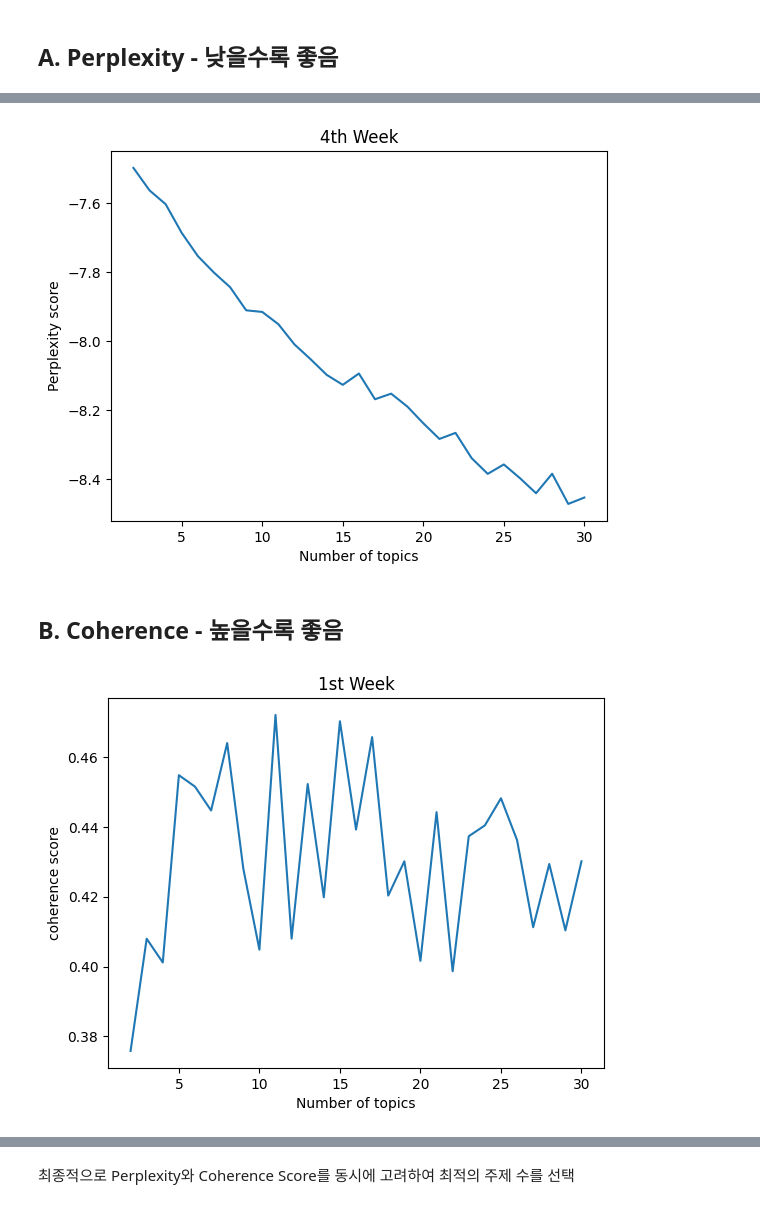
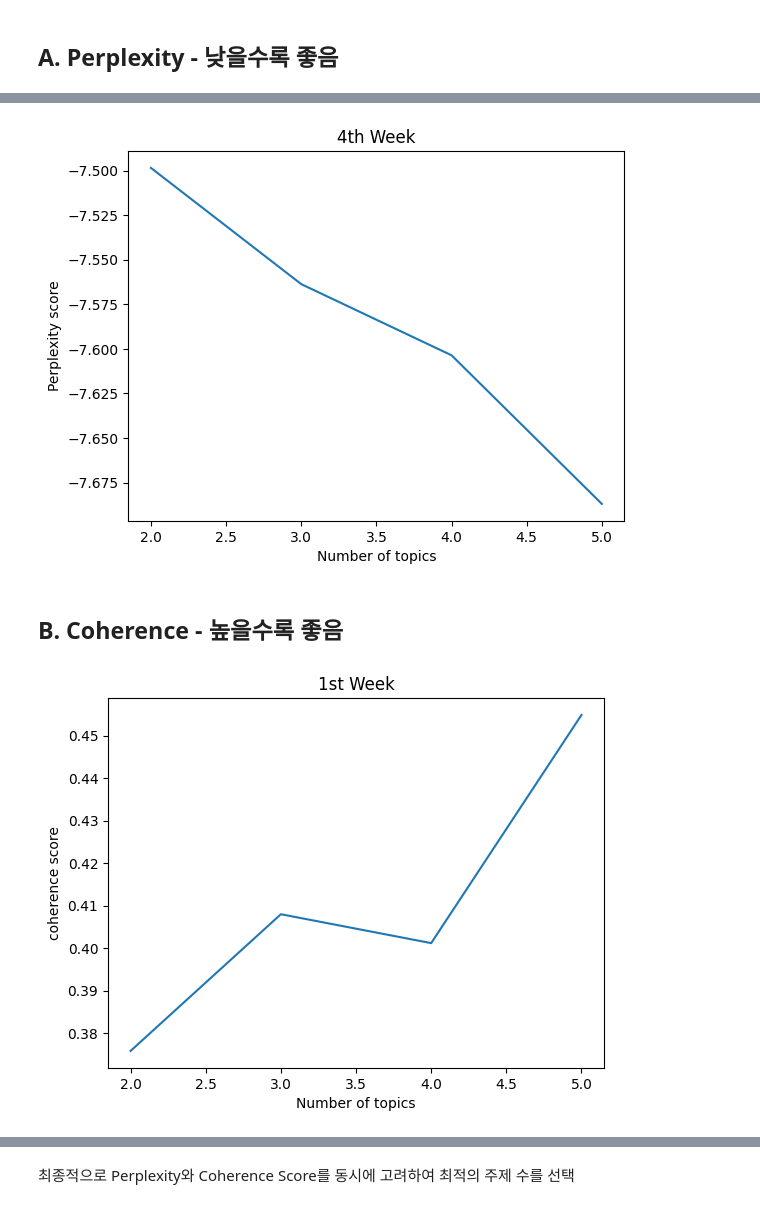
Before and after one commit to viola2002/dartb, a Jupyter notebook: academic_festival/2024_Autumn/code/NLP_LDA_Weekly.ipynb, the cells around one changed output, grey strips where cells are left out. Cells and saved outputs as stored; diff of their text form; code cells hidden in the pictures.

```diff
--- a/academic_festival/2024_Autumn/code/NLP_LDA_Weekly.ipynb
+++ b/academic_festival/2024_Autumn/code/NLP_LDA_Weekly.ipynb
@@ -677,7 +677,7 @@ perplexity_values_2 = []
 perplexity_values_3 = []
 perplexity_values_4 = []
 # %%
-for i in range(2, 31):
+for i in range(2, 6):
     ldamodel_1 = gensim.models.ldamodel.LdaModel(corpus_1, num_topics=i, id2word = dictionary_1, random_state=42)
     perplexity_values_1.append(ldamodel_1.log_perplexity(corpus_1))
 
@@ -719,12 +719,12 @@ plt.show()
 # %%
-x = range(2, 31)
+x = range(2, 6)
 plt.plot(x, perplexity_values_4)
 plt.title('4th Week')
 plt.xlabel("Number of topics")
 plt.ylabel("Perplexity score")
 plt.show()
 # %% [output]
-[figure, old version]
+[figure, new version]
 # %% [markdown]
 ## B. Coherence - 높을수록 좋음
 # %%
@@ -733,7 +733,7 @@ coherence_values_2 = []
 coherence_values_3 = []
 coherence_values_4 = []
 # %%
-for i in range(2, 31):
+for i in range(2, 6):
     ldamodel_1 = gensim.models.ldamodel.LdaModel(corpus_1, num_topics=i, id2word=dictionary_1, random_state=42)
     coherence_model_lda_1 = CoherenceModel(model=ldamodel_1, texts=terms_1, dictionary=dictionary_1, topn=10)
     coherence_lda_1 = coherence_model_lda_1.get_coherence()
@@ -757,12 +757,12 @@ for i in range(2, 31):
     coherence_lda_4 = coherence_model_lda_4.get_coherence()
     coherence_values_4.append(coherence_lda_4)
 # %%
-x = range(2, 31)
+x = range(2, 6)
 plt.plot(x, coherence_values_1)
 plt.title('1st Week')
 plt.xlabel("Number of topics")
 plt.ylabel("coherence score")
 plt.show()
 # %% [output]
-[figure, old version]
+[figure, new version]
 # %%
```
Also changed, not shown: parts of 26 cells of this notebook.
